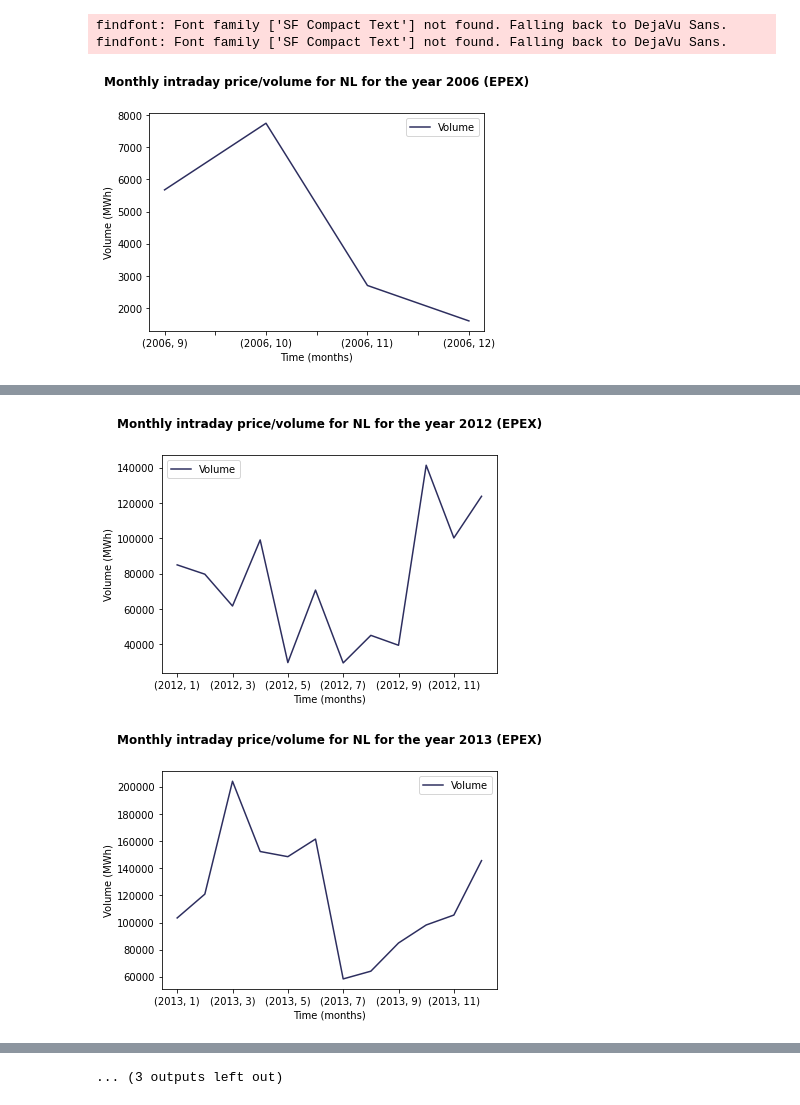
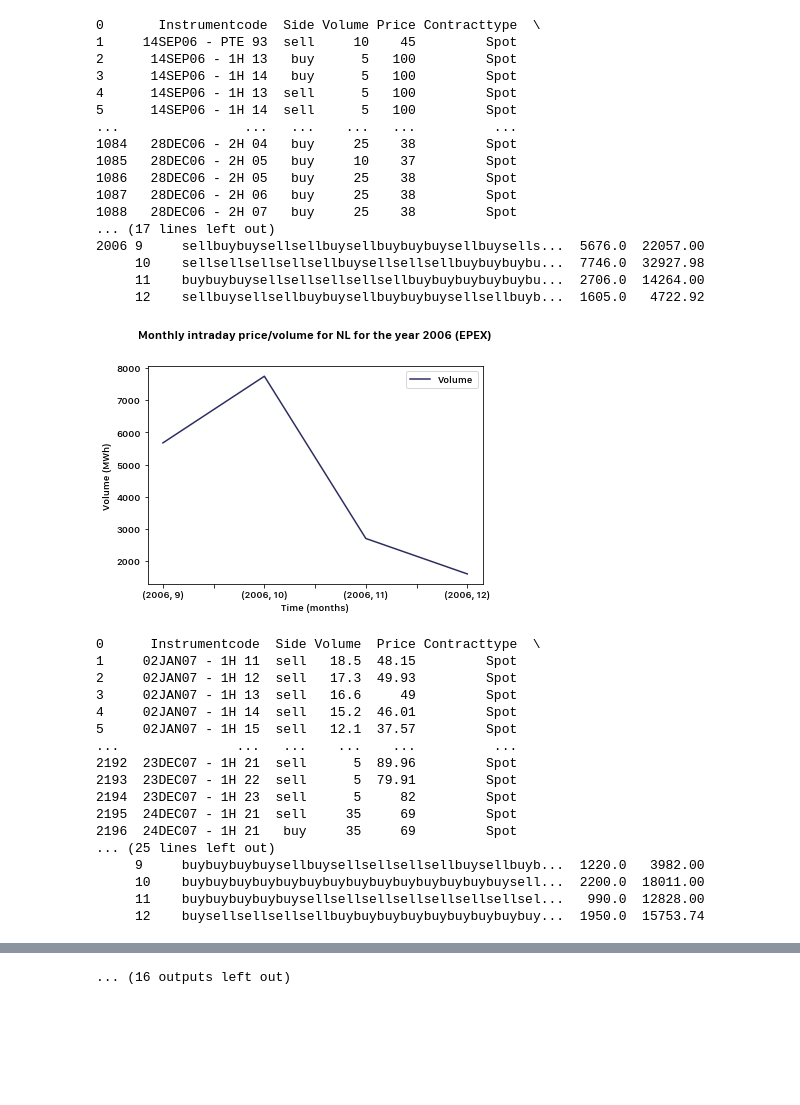
Before and after one commit to timovijn/ElectricityPriceForecasting, a Jupyter notebook: epex/epex.ipynb, the cells around one changed output, grey strips where cells are left out. Drawn from its saved outputs; the diff is of its cells as text; code cells hidden in the pictures; blank space fills up the shorter version.

```diff
--- a/epex/epex.ipynb
+++ b/epex/epex.ipynb
@@ -26,9 +26,3 @@ mpl.rcParams['axes.labelweight'] = 'medium'
 mpl.rcParams['axes.prop_cycle'] = mpl.cycler(color=[hex_indigo, hex_salmon, hex_maroon])
 
 # os.chdir("./nordpool")
-# %%
-for filename in sorted(os.listdir("./raw")):
-    print(filename)
-    df = pd.read_excel(f"./raw/{filename}", header=[0], decimal=',', thousands='.')
-    df['Date'] = pd.to_datetime(df['Instrumentcode'].str.replace("NL ID ", "").str[:7], format='%d%b%y')
-    df.to_pickle(f"./{os.path.splitext(filename)[0]}.pkl")
@@ -52,6 +86,6 @@ XLRDError: Unsupported format, or corrupt file: Expected BOF record; found b'\tT
 # %%
-# years = ['2006','2007','2008','2009','2010','2011','2012','2013','2014','2015','2016','2017','2018','2019']
-years = ['2006']
+years = ['2006','2007','2008','2009','2010','2011','2012','2013','2014','2015','2016','2017','2018','2019']
+# years = ['2006']
 country = 'NL'
 
 dfo = pd.DataFrame()
@@ -61,39 +95,74 @@ breaks = []
 
 for y in years:
     df = pd.read_pickle(f"./{y}_Intraday.pkl")
+    print(df)
 
     volume_buy = df.loc[df['Contracttype'] == 'Spot'].loc[df['Side'] == 'buy', 'Volume'].sum()
     volume_sell = df.loc[df['Contracttype'] == 'Spot'].loc[df['Side'] == 'sell', 'Volume'].sum()
 
     price_buy = df.loc[df['Contracttype'] == 'Spot'].loc[df['Side'] == 'buy', 'Price'].sum()
     price_sell = df.loc[df['Contracttype'] == 'Spot'].loc[df['Side'] == 'sell', 'Price'].sum()
 
-    df_group = df.groupby([(df['Date'].dt.year),(df['Date'].dt.month)]).sum()
+    df_group = df.drop(['Instrumentcode', 'Contracttype'], axis=1).groupby([(df['Date'].dt.year),(df['Date'].dt.month)]).sum()
+    # df_group = df_group.drop(['Contracttype', 'Instrumentcode', 'Side'], axis=1)
+    print(df_group)
     # df_group = df.loc[df['Contracttype'] == 'Spot'].loc[df['Side'] == 'buy'].groupby([(df['Date'].dt.year),(df['Date'].dt.month)]).sum()
     # df_group2 = df.loc[df['Contracttype'] == 'Spot'].loc[df['Side'] == 'sell'].groupby([(df['Date'].dt.year),(df['Date'].dt.month)]).sum()
 
     dfo = dfo.append(df_group, ignore_index = False)
     breaks.append(len(dfo))
 
     # buy.append(df['Buy'].sum())
     # sell.append(df['Sell'].sum())
 
     df_group[['Volume']].plot(legend=True)
     plt.title(f'Monthly intraday price/volume for {country} for the year {y} (EPEX)', y = 1.1)
     # plt.xlim(0,50)
     # plt.ylim(0, 1500)
     plt.xlabel(r'Time (months)')
     plt.ylabel(r'Volume (MWh)')
     plt.show()
 
     # df_group2[['Volume']].plot(legend=True)
     # plt.title(f'Monthly intraday price/volume for {country} for the year {y} (EPEX)', y = 1.1)
     # # plt.xlim(0,50)
     # # plt.ylim(0, 1500)
     # plt.xlabel(r'Time (months)')
     # plt.ylabel(r'Volume (MWh)')
     # plt.show()
 # %% [output]
-findfont: Font family ['SF Compact Text'] not found. Falling back to DejaVu Sans.
-findfont: Font family ['SF Compact Text'] not found. Falling back to DejaVu Sans.
+0       Instrumentcode  Side Volume Price Contracttype  \
+1     14SEP06 - PTE 93  sell     10    45         Spot
+2      14SEP06 - 1H 13   buy      5   100         Spot
+3      14SEP06 - 1H 14   buy      5   100         Spot
+4      14SEP06 - 1H 13  sell      5   100         Spot
+5      14SEP06 - 1H 14  sell      5   100         Spot
+...                ...   ...    ...   ...          ...
+1084   28DEC06 - 2H 04   buy     25    38         Spot
+1085   28DEC06 - 2H 05   buy     10    37         Spot
+1086   28DEC06 - 2H 05   buy     25    38         Spot
+1087   28DEC06 - 2H 06   buy     25    38         Spot
+1088   28DEC06 - 2H 07   buy     25    38         Spot
+... (17 lines left out)
+2006 9     sellbuybuysellsellbuysellbuybuybuysellbuysells...  5676.0  22057.00
+     10    sellsellsellsellsellbuysellsellsellbuybuybuybu...  7746.0  32927.98
+     11    buybuybuysellsellsellsellsellbuybuybuybuybuybu...  2706.0  14264.00
+     12    sellbuysellsellbuybuysellbuybuybuysellsellbuyb...  1605.0   4722.92
-[figure, old version]
+[figure, new version]
+0      Instrumentcode  Side Volume  Price Contracttype  \
+1     02JAN07 - 1H 11  sell   18.5  48.15         Spot
+2     02JAN07 - 1H 12  sell   17.3  49.93         Spot
+3     02JAN07 - 1H 13  sell   16.6     49         Spot
+4     02JAN07 - 1H 14  sell   15.2  46.01         Spot
+5     02JAN07 - 1H 15  sell   12.1  37.57         Spot
+...               ...   ...    ...    ...          ...
+2192  23DEC07 - 1H 21  sell      5  89.96         Spot
+2193  23DEC07 - 1H 22  sell      5  79.91         Spot
+2194  23DEC07 - 1H 23  sell      5     82         Spot
+2195  24DEC07 - 1H 21  sell     35     69         Spot
+2196  24DEC07 - 1H 21   buy     35     69         Spot
+... (25 lines left out)
+     9     buybuybuybuysellbuysellsellsellsellbuysellbuyb...  1220.0   3982.00
+     10    buybuybuybuybuybuybuybuybuybuybuybuybuybuysell...  2200.0  18011.00
+     11    buybuybuybuybuysellsellsellsellsellsellsellsel...   990.0  12828.00
+     12    buysellsellsellsellbuybuybuybuybuybuybuybuybuy...  1950.0  15753.74
@@ -105,2 +241,0 @@ findfont: Font family ['SF Compact Text'] not found. Falling back to DejaVu Sans
-[figure, removed]
-[figure, removed]
@@ -110,4 +242,4 @@ findfont: Font family ['SF Compact Text'] not found. Falling back to DejaVu Sans
-... (3 outputs left out)
+... (16 outputs left out)
 # %%
 dfo[['Volume']].plot(legend=True)
 plt.title(f'Monthly intraday volume for {country} for the period {years[0]}–{years[-1]} (Nord Pool)', y = 1.1)
```
Also changed, not shown: parts of 4 cells of this notebook, 35 other files.
